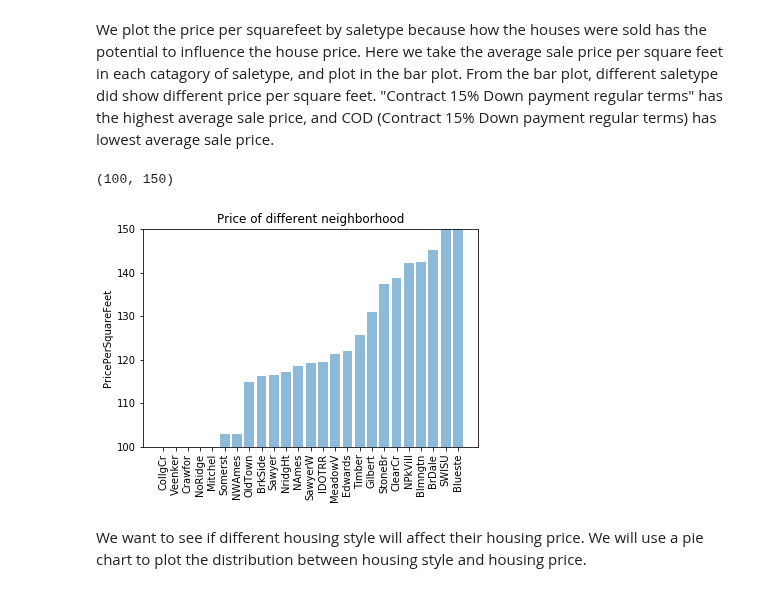
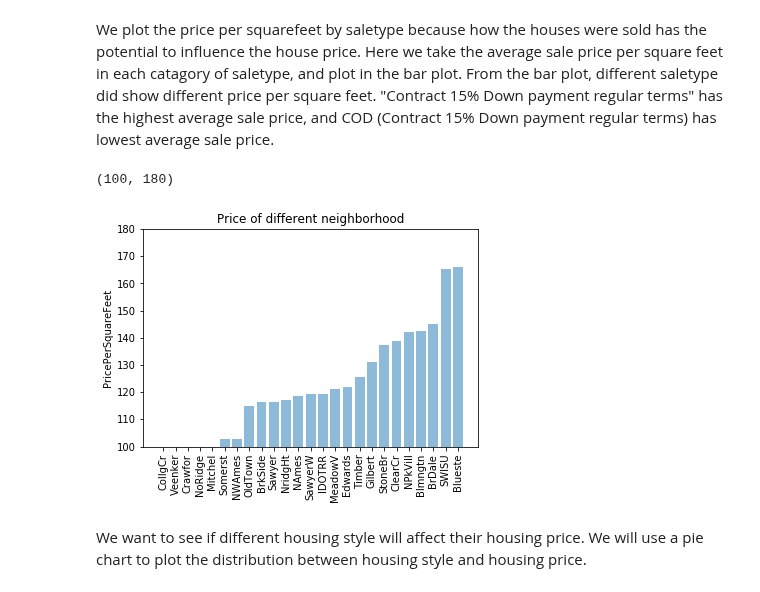
Before and after one commit to muh005/Housing-Price-Analysis, a Jupyter notebook: FinalProject.ipynb, the cells around one changed output. Saved outputs shown, nothing was run; the diff lists cells and outputs as text; code cells hidden in the pictures.

```diff
--- a/FinalProject.ipynb
+++ b/FinalProject.ipynb
@@ -65,2 +88,2 @@ Data cleaning: For this part, we don't need the columns such as Lot, Root, Basem
 # %%
-df = df.drop(['MSSubClass','MSZoning','LotFrontage','Street','Alley', 'LotShape','LandContour','Utilities','LotConfig','LandSlope', 'BldgType', 'RoofStyle', 'RoofMatl','Exterior1st','Exterior2nd','MasVnrType', 'MasVnrArea', 'RoofStyle'], axis = 1 )
+df.drop(['MSSubClass','MSZoning','LotFrontage','Street','Alley', 'LotShape','LandContour','Utilities','LotConfig','LandSlope', 'BldgType', 'RoofStyle', 'RoofMatl','Exterior1st','Exterior2nd','MasVnrType', 'MasVnrArea', 'RoofStyle'], axis = 1, inplace=True)
@@ -171,18 +232,18 @@ We plot the price per squarefeet by saletype because how the houses were sold ha
 # %%
 avg = []
 x = df['Neighborhood'].unique()
 for type in df['Neighborhood'].unique():
     avg.append(df[df['Neighborhood'] == type]['PricePerSquare'].mean())
 avg, x = zip(*sorted(zip(avg, x)))
 y_pos = np.arange(len(x))
 plt.bar(y_pos, avg, align='center', alpha=0.5)
 plt.xticks(y_pos,  df['Neighborhood'].unique(), rotation = 90)
 plt.ylabel('PricePerSquareFeet')
 plt.title('Price of different neighborhood')
 axes = plt.gca()
-axes.set_ylim([100,150])
+axes.set_ylim([100,180])
 # %% [output]
-(100, 150)
+(100, 180)
-[figure, old version]
+[figure, new version]
 # %% [markdown]
 We want to see if different housing style will affect their housing price. We will use a pie chart to plot the distribution between housing style and housing price.
```
Also changed, not shown: parts of 15 cells of this notebook, 1 other file.
